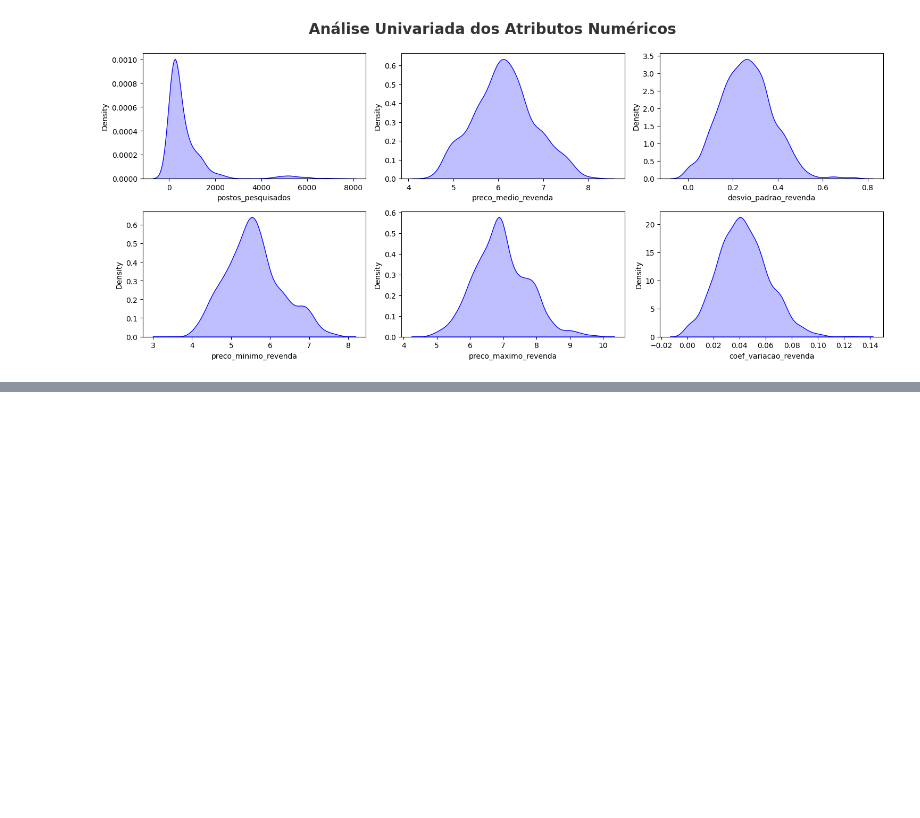
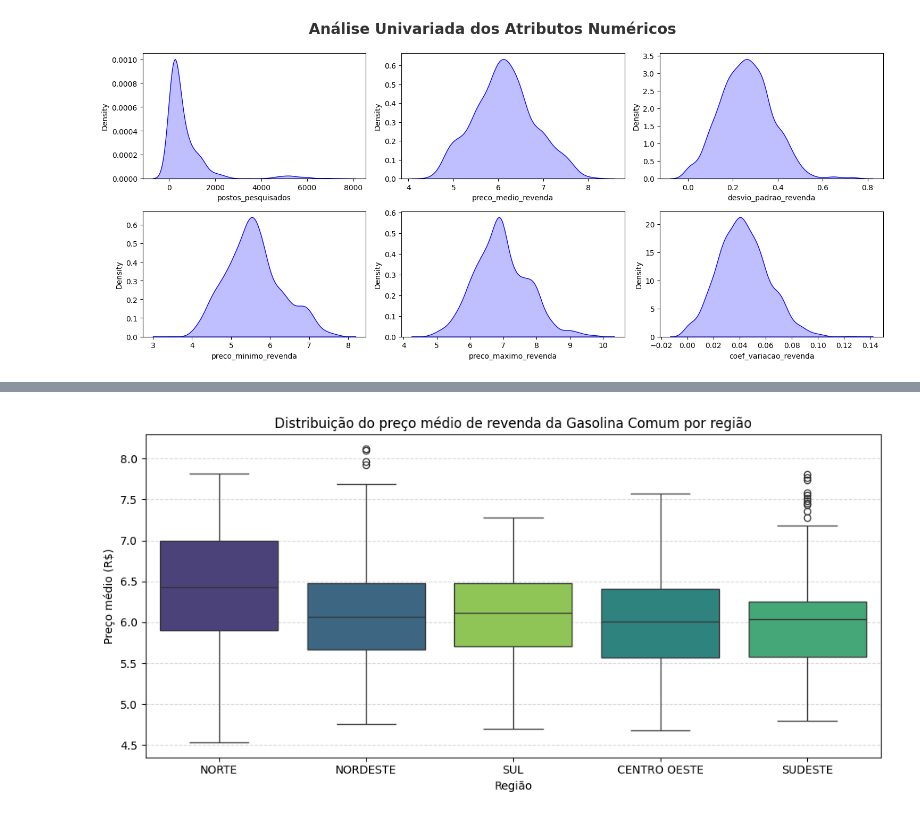
Before and after one commit to vitorjensen/Python_para_Analise_de_Dados, a Jupyter notebook: Projetos/Análise Exploratória de Combustível/Análise_Exploratória_de_Combustível.ipynb, the cells around one changed output, grey strips where cells are left out. Drawn from its saved outputs; the diff is of its cells as text; code cells hidden in the pictures; blank space fills up the shorter version.

```diff
--- a/Projetos/Análise Exploratória de Combustível/Análise_Exploratória_de_Combustível.ipynb
+++ b/Projetos/Análise Exploratória de Combustível/Análise_Exploratória_de_Combustível.ipynb
@@ -634,0 +637,10 @@ for i in range(len(colunas_numericas)):
+# %%
+# Comparação por região:
+
+preco_por_regiao = (
+    df_anp.groupby('regiao').agg(
+        Preco_Medio=('preco_medio_revenda', 'mean'),
+        Desvio_Padrao=('preco_medio_revenda', 'std'),
+        Qtde_Estados=('estado', 'nunique')
+    ).sort_values('Preco_Medio', ascending=False).reset_index()
+)
@@ -634,0 +656,13 @@ for i in range(len(colunas_numericas)):
+# %%
+# Plotando gráfico da distribuição de preço por região
+
+plt.figure(figsize=(10, 5))
+sns.boxplot(data=df_anp, x='regiao', y='preco_medio_revenda', order=preco_por_regiao['regiao'], hue='regiao', palette='viridis', legend=False)
+plt.title('Distribuição do preço médio de revenda da Gasolina Comum por região')
+plt.xlabel('Região')
+plt.ylabel('Preço médio (R$)')
+plt.grid(axis='y', linestyle='--', alpha=0.5)
+plt.tight_layout()
+plt.show()
+# %% [output]
+[figure, added]
```
Also changed, not shown: parts of 10 cells of this notebook.
